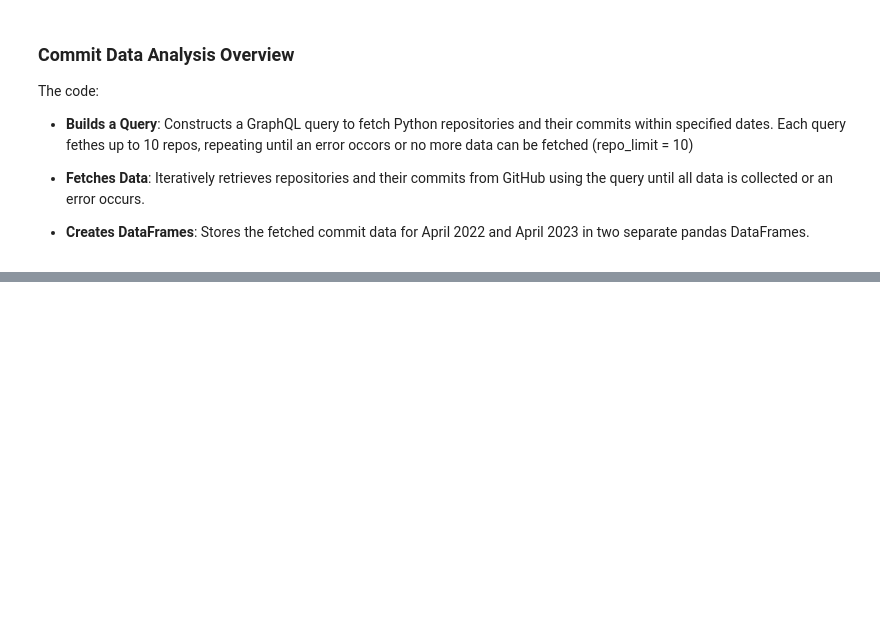
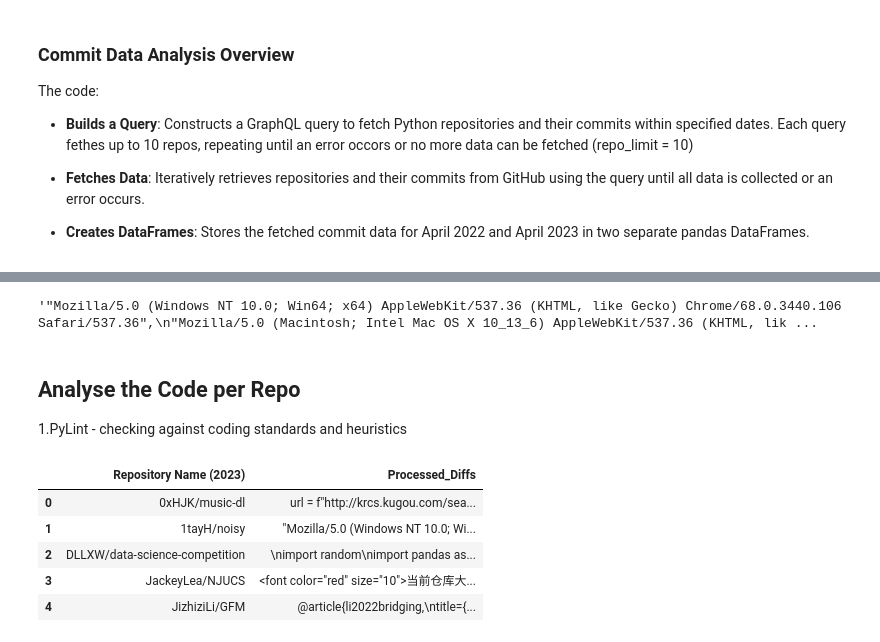
Before and after one commit to Nik-mundt/Work_Project, a Jupyter notebook: CodeQuality_v01.ipynb, the cells around one changed output, grey strips where cells are left out. Drawn from its saved outputs; the diff is of its cells as text; code cells hidden in the pictures; blank space fills up the shorter version.

Commit message:
Fetched Diffs for 200 repos, added first analysis of Code Quality using PyLint

```diff
--- a/CodeQuality_v01.ipynb
+++ b/CodeQuality_v01.ipynb
@@ -546,7 +450,7 @@ multiplayergp,9780134034300, 网络多人游戏架构与编程,9787115457790
 # %%
 GITHUB_API_URL = "https://api.github.com"
 HEADERS = {
-    "Authorization": "Bearer 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",  # Your GitHub token
+    "Authorization": "Bearer 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",
     "Accept": "application/vnd.github.v3+json"
 }
 
@@ -589,0 +577,18 @@ ConnectionError: ('Connection aborted.', ConnectionResetError(10054, 'An existin
+# %%
+df_2023_grouped['Processed_Diffs'][1]
+# %% [output]
+'"Mozilla/5.0 (Windows NT 10.0; Win64; x64) AppleWebKit/537.36 (KHTML, like Gecko) Chrome/68.0.3440.106 Safari/537.36",\n"Mozilla/5.0 (Macintosh; Intel Mac OS X 10_13_6) AppleWebKit/537.36 (KHTML, lik ...
+# %% [markdown]
+## Analyse the Code per Repo
+1.PyLint - checking against coding standards and heuristics
+# %%
+subset_2023 = df_2023_grouped.head(5)
+# %%
+subset_2023
+# %% [output]
+|  | Repository Name (2023) | Processed_Diffs |
+| 0 | 0xHJK/music-dl | url = f"http://krcs.kugou.com/sea... |
+| 1 | 1tayH/noisy | "Mozilla/5.0 (Windows NT 10.0; Wi... |
+| 2 | DLLXW/data-science-competition | \nimport random\nimport pandas as... |
+| 3 | JackeyLea/NJUCS | <font color="red" size="10">当前仓库大... |
+| 4 | JizhiziLi/GFM | @article{li2022bridging,\ntitle={... |
```
Also changed, not shown: parts of 16 cells of this notebook.
